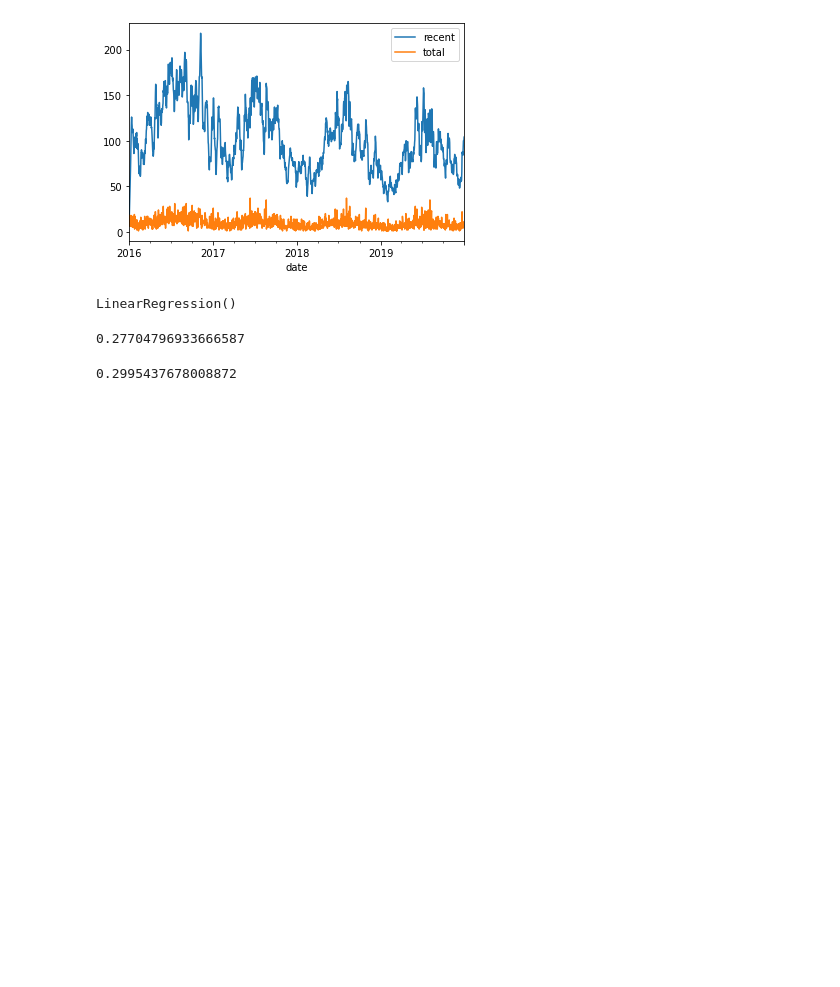
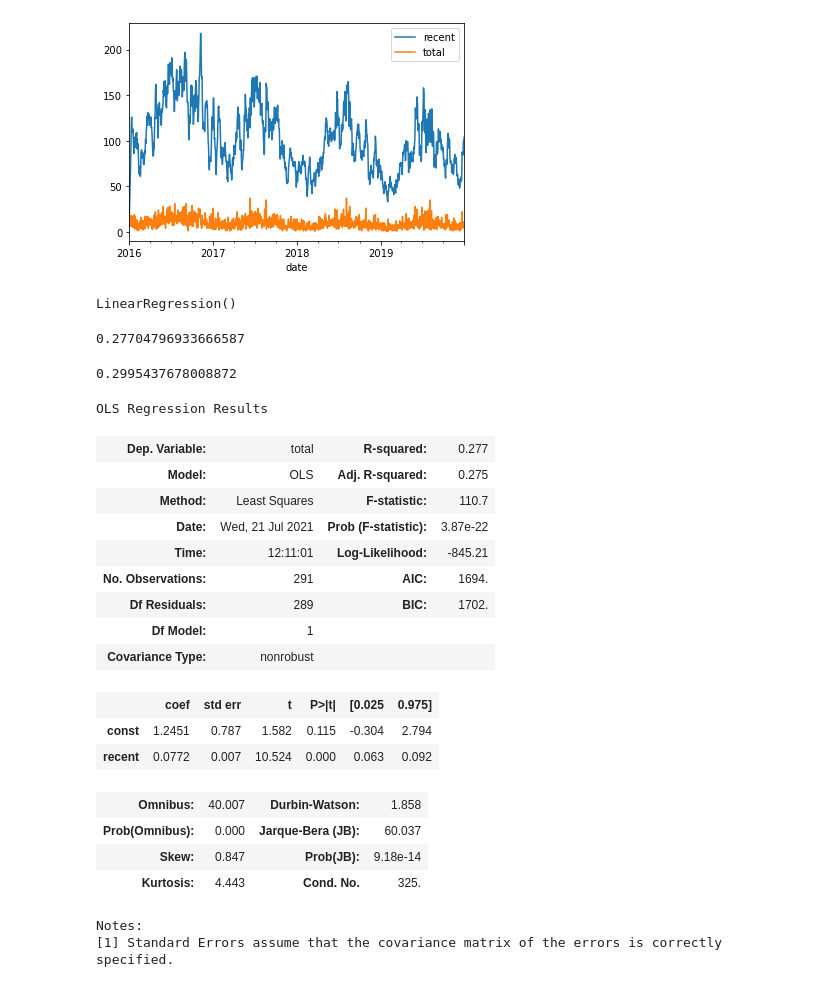
Before and after one commit to GeorgeFerre/chicago_violent_crime, a Jupyter notebook: Model.ipynb, the cells around one changed output. Drawn from its saved outputs; the diff is of its cells as text; code cells hidden in the pictures; blank space fills up the shorter version.

```diff
--- a/Model.ipynb
+++ b/Model.ipynb
@@ -386,3 +388,25 @@ first_simple_model.score(X_train, y_train)
 first_simple_model.score(X_test, y_test)
 # %% [output]
 0.2995437678008872
+# %%
+sm.OLS(y_train, sm.add_constant(X_train)).fit().summary()
+# %% [output]
+OLS Regression Results
+| Dep. Variable: | total | R-squared: | 0.277 |
+| Model: | OLS | Adj. R-squared: | 0.275 |
+| Method: | Least Squares | F-statistic: | 110.7 |
+| Date: | Wed, 21 Jul 2021 | Prob (F-statistic): | 3.87e-22 |
+| Time: | 12:11:01 | Log-Likelihood: | -845.21 |
+| No. Observations: | 291 | AIC: | 1694. |
+| Df Residuals: | 289 | BIC: | 1702. |
+| Df Model: | 1 |  |  |
+| Covariance Type: | nonrobust |  |  |
+|  | coef | std err | t | P>|t| | [0.025 | 0.975] |
+| const | 1.2451 | 0.787 | 1.582 | 0.115 | -0.304 | 2.794 |
+| recent | 0.0772 | 0.007 | 10.524 | 0.000 | 0.063 | 0.092 |
+| Omnibus: | 40.007 | Durbin-Watson: | 1.858 |
+| Prob(Omnibus): | 0.000 | Jarque-Bera (JB): | 60.037 |
+| Skew: | 0.847 | Prob(JB): | 9.18e-14 |
+| Kurtosis: | 4.443 | Cond. No. | 325. |
+Notes:
+[1] Standard Errors assume that the covariance matrix of the errors is correctly specified.
```
Also changed, not shown: parts of 2 cells of this notebook.
